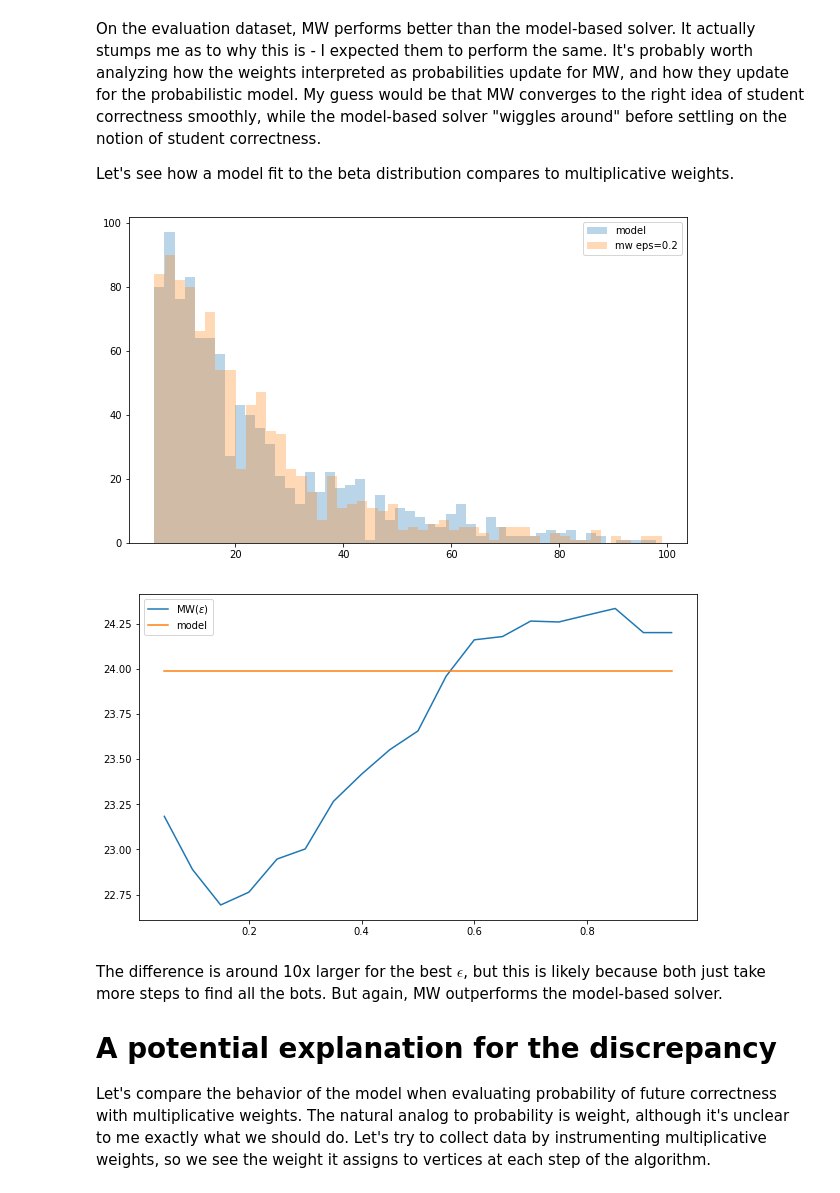
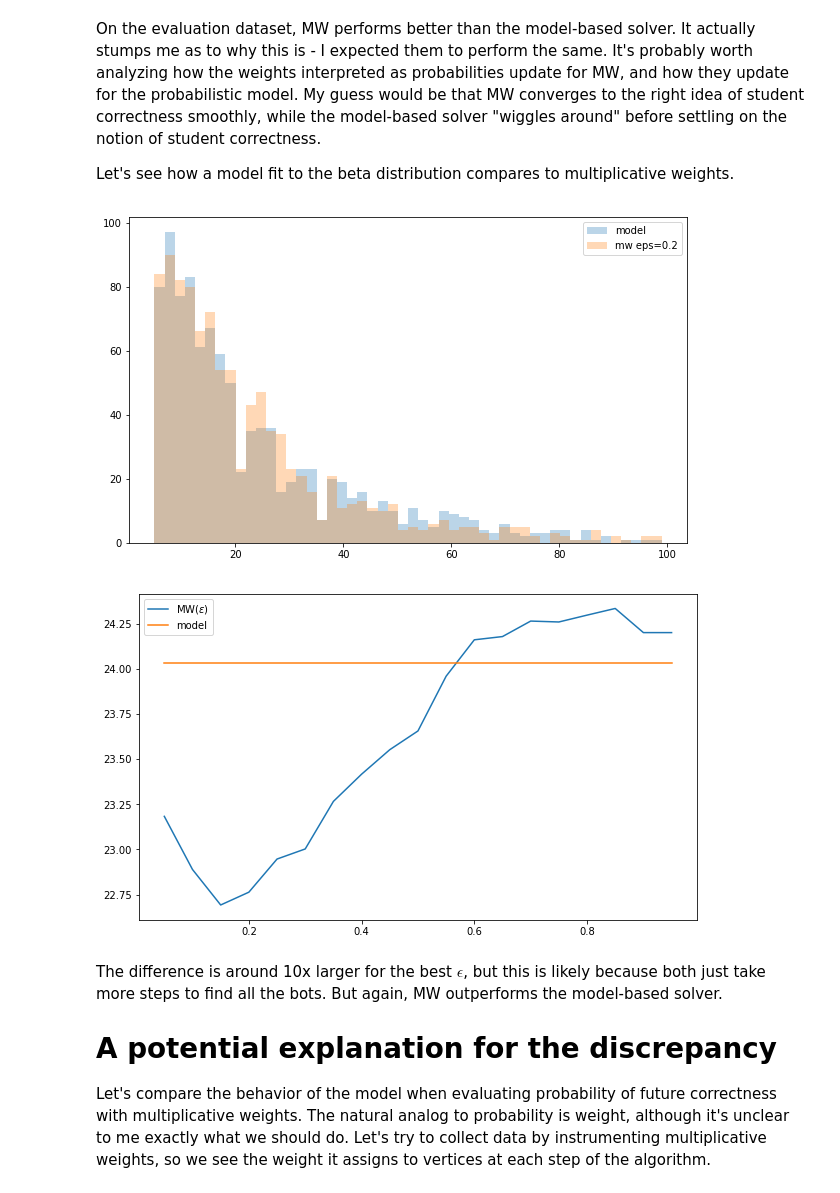
Before and after one commit to maxov/170-project-analysis, a Jupyter notebook: project-analysis.ipynb, the cells around one changed output. Cells and saved outputs as stored; diff of their text form; code cells hidden in the pictures.

```diff
--- a/project-analysis.ipynb
+++ b/project-analysis.ipynb
@@ -313,7 +313,7 @@ def compute_p_C_given_skn(k, n, K_dist):
     bottom_frac = 0
     for K in range(0, 101):
         bf = p_skn_given_okn[K, n, k] * K_dist(K)
-        top_frac += compute_C_given_skn_okn(K, k, n) * bf
+        top_frac += compute_p_C_given_skn_okn(K, k, n) * bf
         bottom_frac += bf
     if bottom_frac == 0.0:
         return 0.0
@@ -531,11 +531,11 @@ beta_dataset_model_results = eval_fixed(beta_dataset, model_solver_beta)
 # %%
 plt.figure(figsize=(10, 6))
 plt.hist(beta_dataset_model_results, bins=50, label='model', alpha=0.3)
 plt.hist(beta_dataset_mw_results[3], bins=50, label='mw eps={}'.format(eps[3]), alpha=0.3)
-plt.legend(loc='upper rights')
+plt.legend(loc='upper right')
 plt.show()
 # %% [output]
-[figure, old version]
+[figure, new version]
 # %%
 plt.figure(figsize=(10, 6))
 plt.plot(eps, np.mean(beta_dataset_mw_results, axis=1), label="MW($\epsilon$)")
@@ -543,7 +543,7 @@ plt.plot(eps, np.repeat(np.mean(beta_dataset_model_results), len(eps)), label="m
 plt.legend()
 plt.show()
 # %% [output]
-[figure, old version]
+[figure, new version]
 # %% [markdown]
 The difference is around 10x larger for the best $\epsilon$, but this is likely because both just take more steps to find all the bots. But again, MW outperforms the model-based solver.
 
```
Also changed, not shown: parts of 4 cells of this notebook.
